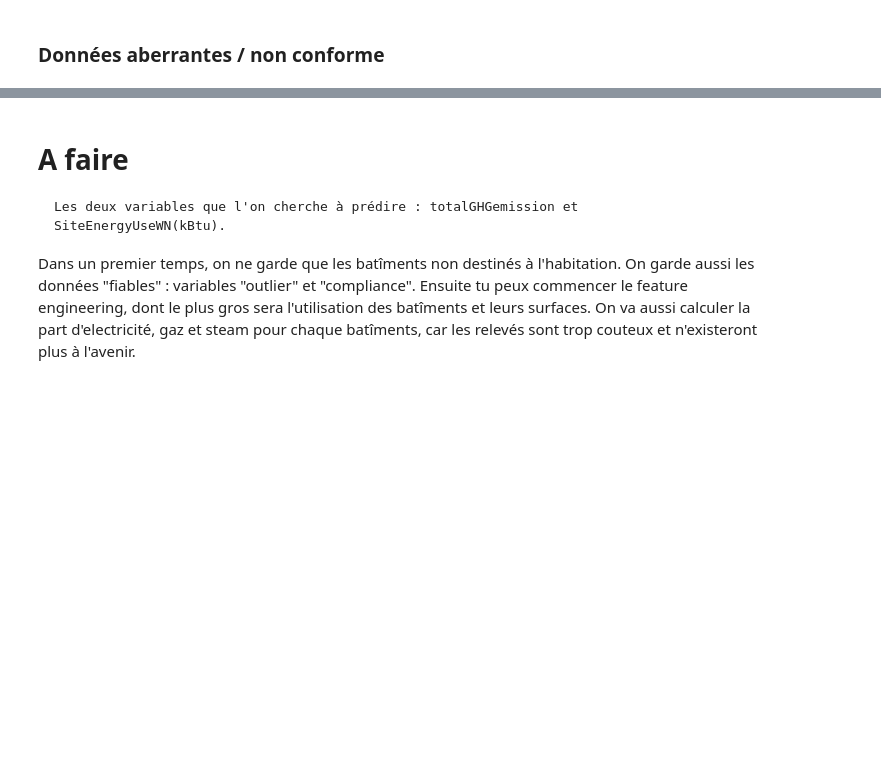
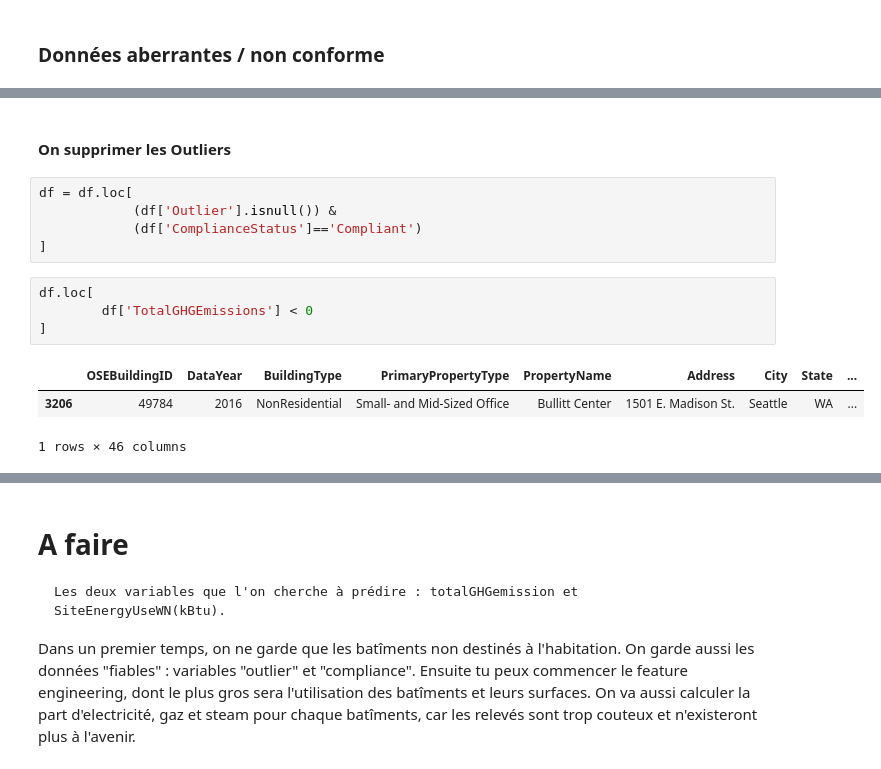
Before and after one commit to ArhurK/P4-Anticipez-les-besoins-en-consommation-de-batiments, a Jupyter notebook: P4.ipynb, the cells around one changed output, grey strips where cells are left out. Drawn from its saved outputs; the diff is of its cells as text; blank space fills up the shorter version.

```diff
--- a/P4.ipynb
+++ b/P4.ipynb
@@ -381,0 +489,15 @@ Name: DefaultData, dtype: int64
+# %% [markdown]
+#### On supprimer les Outliers
+# %%
+df = df.loc[
+            (df['Outlier'].isnull()) &
+            (df['ComplianceStatus']=='Compliant')
+]
+# %%
+df.loc[
+        df['TotalGHGEmissions'] < 0
+]
+# %% [output]
+|  | OSEBuildingID | DataYear | BuildingType | PrimaryPropertyType | PropertyName | Address | City | State | ... |
+| 3206 | 49784 | 2016 | NonResidential | Small- and Mid-Sized Office | Bullitt Center | 1501 E. Madison St. | Seattle | WA | ... |
+1 rows × 46 columns
```
Also changed, not shown: parts of 28 cells of this notebook.
